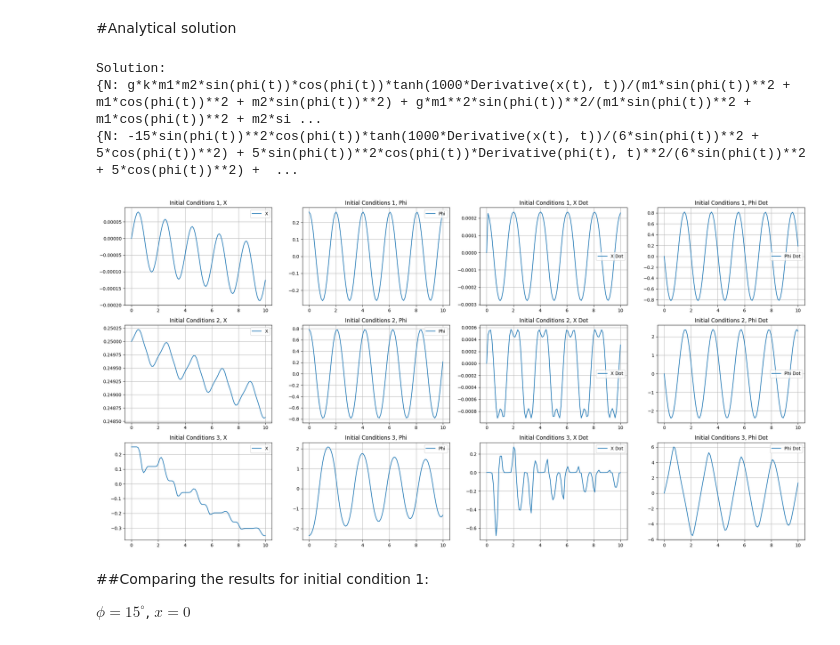
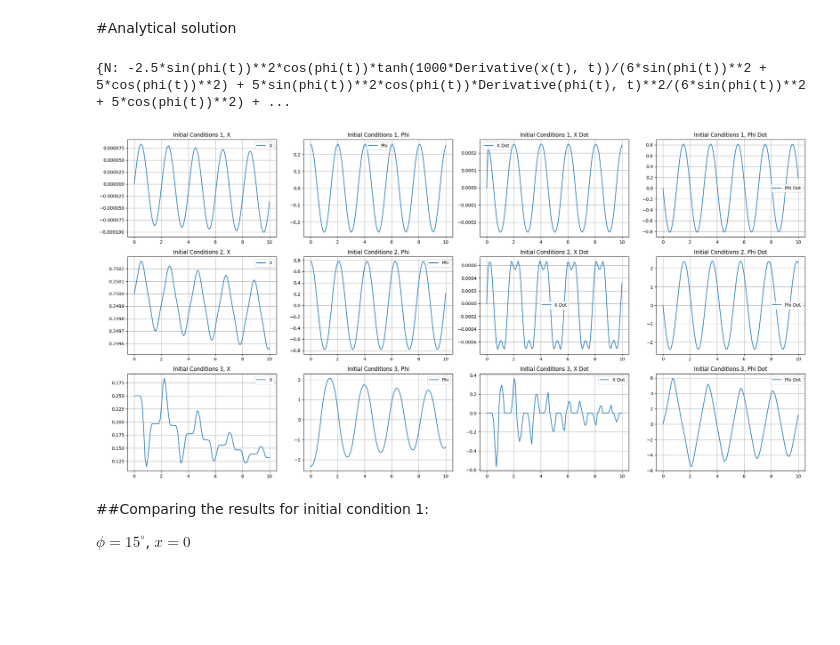
Before and after one commit to illusoryTwin/Theoretical_mechanics, a Jupyter notebook: BigHW2/TM_BigHW2.ipynb, the cells around one changed output. Saved outputs shown, nothing was run; the diff lists cells and outputs as text; code cells hidden in the pictures; blank space fills up the shorter version.

```diff
--- a/BigHW2/TM_BigHW2.ipynb
+++ b/BigHW2/TM_BigHW2.ipynb
@@ -372,7 +372,7 @@ solution = sp.solve((eq1, eq2, eq3, eq4), (T, N, ddx_ddt_sym, ddphi_ddt_sym))
 
 
 
-substitution = {m1: 5, m2: 1, l: 1, g: 9.807, k: 0.2, k_air: 3}
+substitution = {m1: 5, m2: 1, l: 1, g: 9.807, k: 0.2, k_air: 0.5}
 
 # # Substite J = m2 * l**2
 numeric_solutions = {key: value.subs(substitution) for key, value in solution.items()}
@@ -392,37 +392,35 @@ initial_states = [
     [-135.0/180*np.pi, 0.25, 0.0, 0.0]
 ]
 
 ts = np.linspace(0, 10, 100)
 
 # # Plotting
 fig, axs = plt.subplots(len(initial_states), 4, figsize=(22, 11))
 
 for i, initial_state in enumerate(initial_states):
     solution = odeint(state_space_model, initial_state, ts)
     phi_result, x_result, phi_dot_result, x_dot_result = solution[:, 0], solution[:, 1], solution[:, 2], solution[:, 3]
     axs[i, 0].plot(ts, x_result, label='X')
     axs[i, 0].set_title(f'Initial Conditions {i+1}, X')
     axs[i, 0].legend()
     axs[i, 0].grid(True)
     axs[i, 1].plot(ts, phi_result, label='Phi')
     axs[i, 1].set_title(f'Initial Conditions {i+1}, Phi')
     axs[i, 1].legend()
     axs[i, 1].grid(True)
     axs[i, 2].plot(ts, x_dot_result, label='X Dot')
     axs[i, 2].set_title(f'Initial Conditions {i+1}, X Dot')
     axs[i, 2].legend()
     axs[i, 2].grid(True)
     axs[i, 3].plot(ts, phi_dot_result, label='Phi Dot')
     axs[i, 3].set_title(f'Initial Conditions {i+1}, Phi Dot')
     axs[i, 3].legend()
     axs[i, 3].grid(True)
 plt.tight_layout()
 plt.show()
 # %% [output]
-Solution:
-{N: g*k*m1*m2*sin(phi(t))*cos(phi(t))*tanh(1000*Derivative(x(t), t))/(m1*sin(phi(t))**2 + m1*cos(phi(t))**2 + m2*sin(phi(t))**2) + g*m1**2*sin(phi(t))**2/(m1*sin(phi(t))**2 + m1*cos(phi(t))**2 + m2*si ...
-{N: -15*sin(phi(t))**2*cos(phi(t))*tanh(1000*Derivative(x(t), t))/(6*sin(phi(t))**2 + 5*cos(phi(t))**2) + 5*sin(phi(t))**2*cos(phi(t))*Derivative(phi(t), t)**2/(6*sin(phi(t))**2 + 5*cos(phi(t))**2) +  ...
+{N: -2.5*sin(phi(t))**2*cos(phi(t))*tanh(1000*Derivative(x(t), t))/(6*sin(phi(t))**2 + 5*cos(phi(t))**2) + 5*sin(phi(t))**2*cos(phi(t))*Derivative(phi(t), t)**2/(6*sin(phi(t))**2 + 5*cos(phi(t))**2) + ...
-[figure, old version]
+[figure, new version]
 # %% [markdown]
 ##Comparing the results for initial condition 1:
 
```
Also changed, not shown: parts of 7 cells of this notebook, 16 other files.
